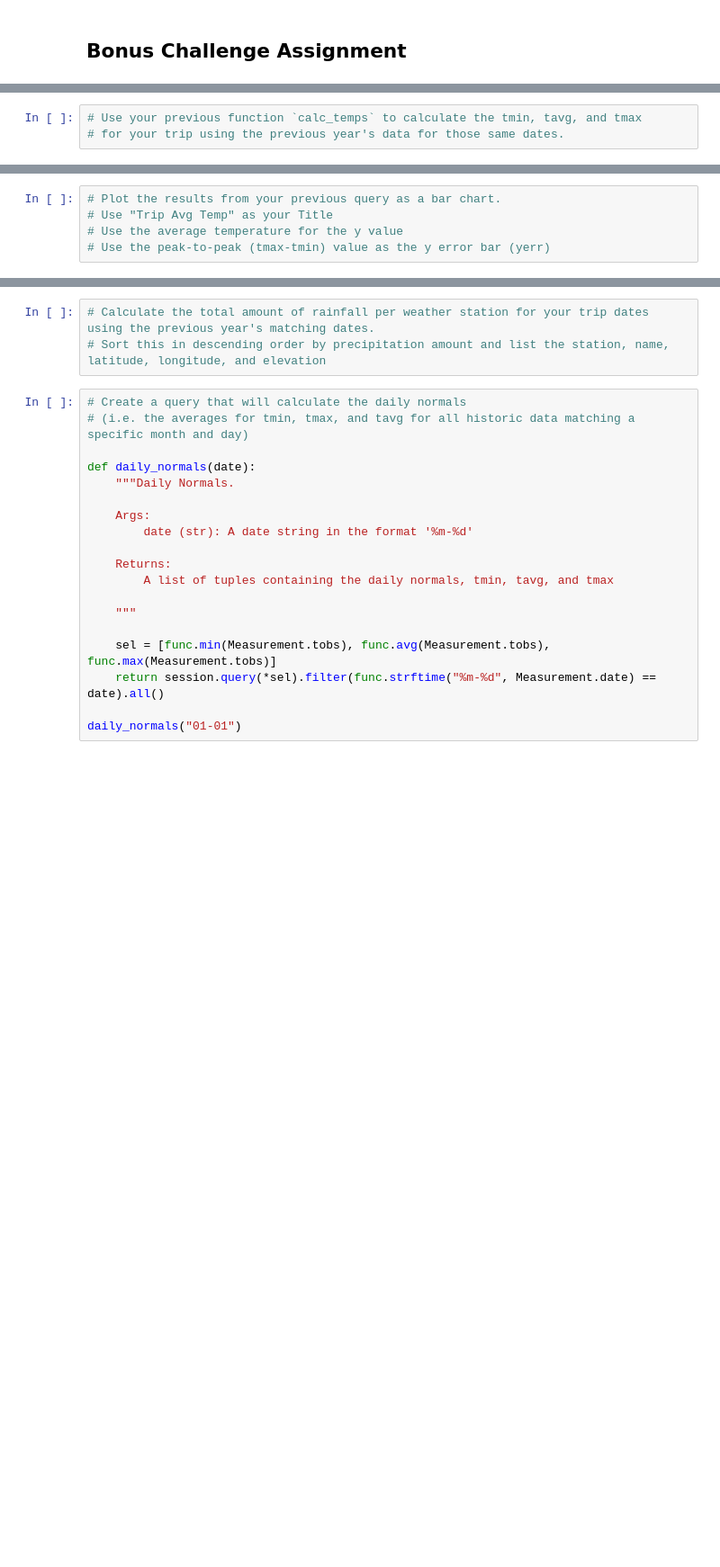
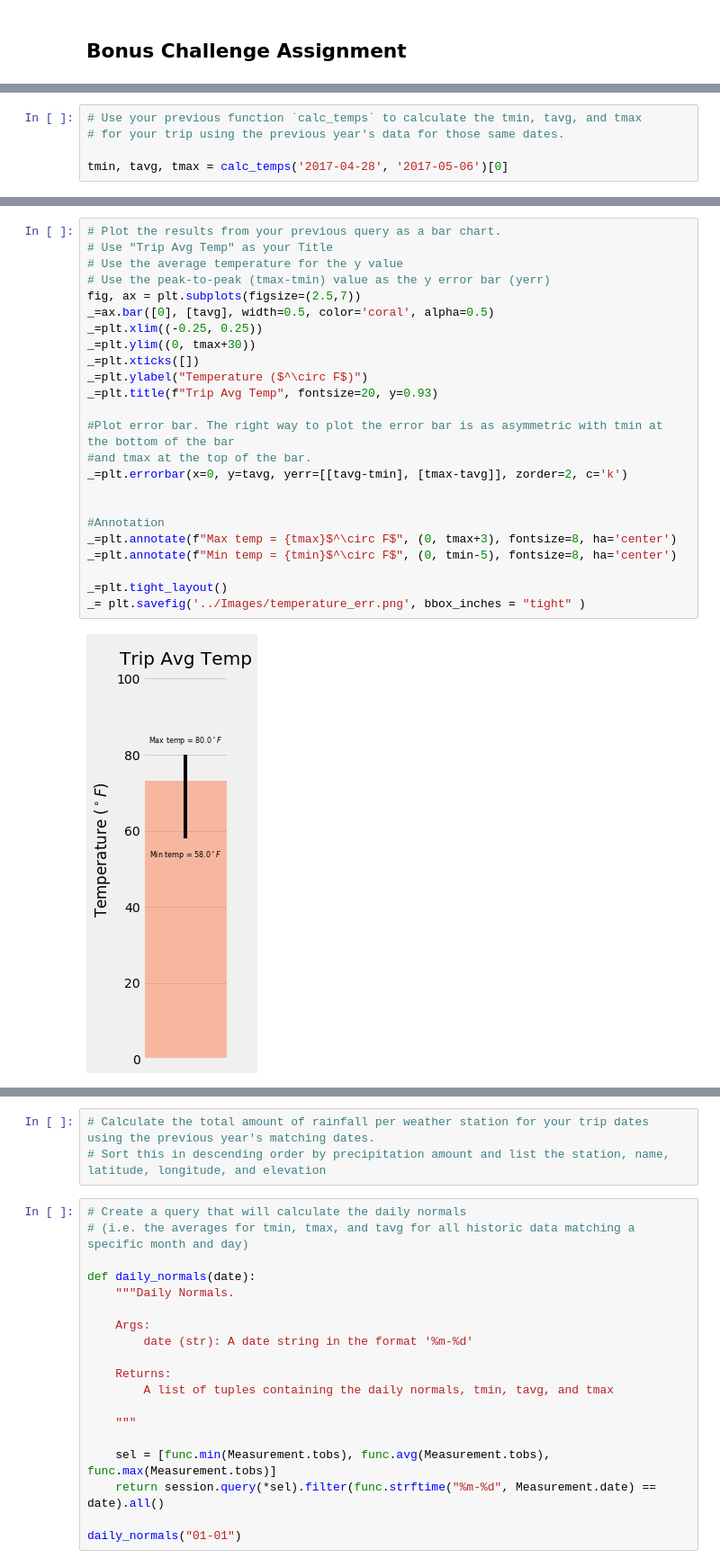
Before and after one commit to bnarath/Hawaii_Climate_App, a Jupyter notebook: Code/climate_starter.ipynb, the cells around one changed output, grey strips where cells are left out. Shown: that part at 90% size. Drawn from its saved outputs; the diff is of its cells as text; blank space fills up the shorter version.

```diff
--- a/Code/climate_starter.ipynb
+++ b/Code/climate_starter.ipynb
@@ -361,3 +312,5 @@ print(calc_temps('2012-02-28', '2012-03-05'))
 # %%
 # Use your previous function `calc_temps` to calculate the tmin, tavg, and tmax
 # for your trip using the previous year's data for those same dates.
+
+tmin, tavg, tmax = calc_temps('2017-04-28', '2017-05-06')[0]
@@ -364,5 +322,26 @@ print(calc_temps('2012-02-28', '2012-03-05'))
-# %%
-# Plot the results from your previous query as a bar chart.
-# Use "Trip Avg Temp" as your Title
-# Use the average temperature for the y value
-# Use the peak-to-peak (tmax-tmin) value as the y error bar (yerr)
+# %%
+# Plot the results from your previous query as a bar chart.
+# Use "Trip Avg Temp" as your Title
+# Use the average temperature for the y value
+# Use the peak-to-peak (tmax-tmin) value as the y error bar (yerr)
+fig, ax = plt.subplots(figsize=(2.5,7))
+_=ax.bar([0], [tavg], width=0.5, color='coral', alpha=0.5)
+_=plt.xlim((-0.25, 0.25))
+_=plt.ylim((0, tmax+30))
+_=plt.xticks([])
+_=plt.ylabel("Temperature ($^\circ F$)")
+_=plt.title(f"Trip Avg Temp", fontsize=20, y=0.93)
+
+#Plot error bar. The right way to plot the error bar is as asymmetric with tmin at the bottom of the bar
+#and tmax at the top of the bar.
+_=plt.errorbar(x=0, y=tavg, yerr=[[tavg-tmin], [tmax-tavg]], zorder=2, c='k')
+
+
+#Annotation
+_=plt.annotate(f"Max temp = {tmax}$^\circ F$", (0, tmax+3), fontsize=8, ha='center')
+_=plt.annotate(f"Min temp = {tmin}$^\circ F$", (0, tmin-5), fontsize=8, ha='center')
+
+_=plt.tight_layout()
+_= plt.savefig('../Images/temperature_err.png', bbox_inches = "tight" )
+# %% [output]
+[figure, added]
```
Also changed, not shown: parts of 10 cells of this notebook, 1 other file.
